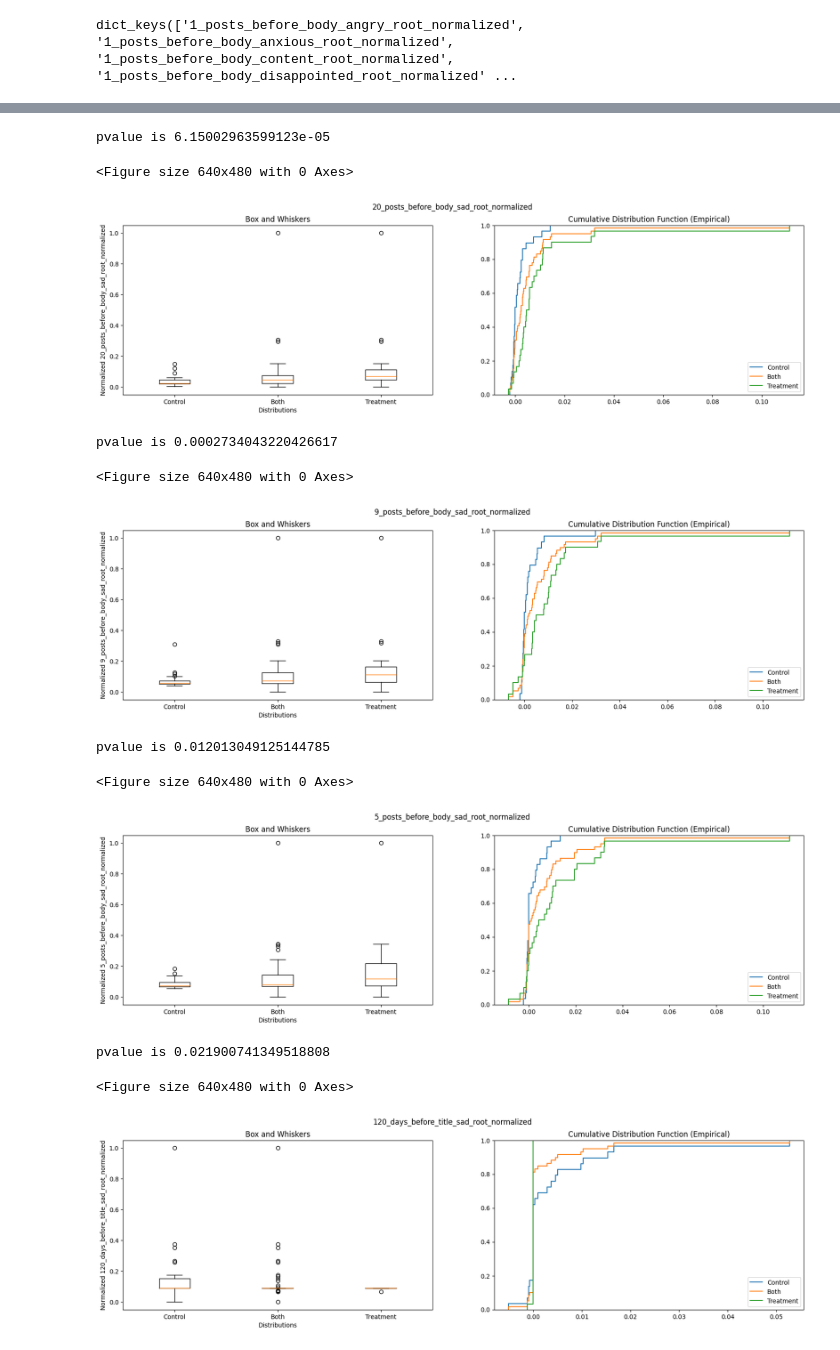
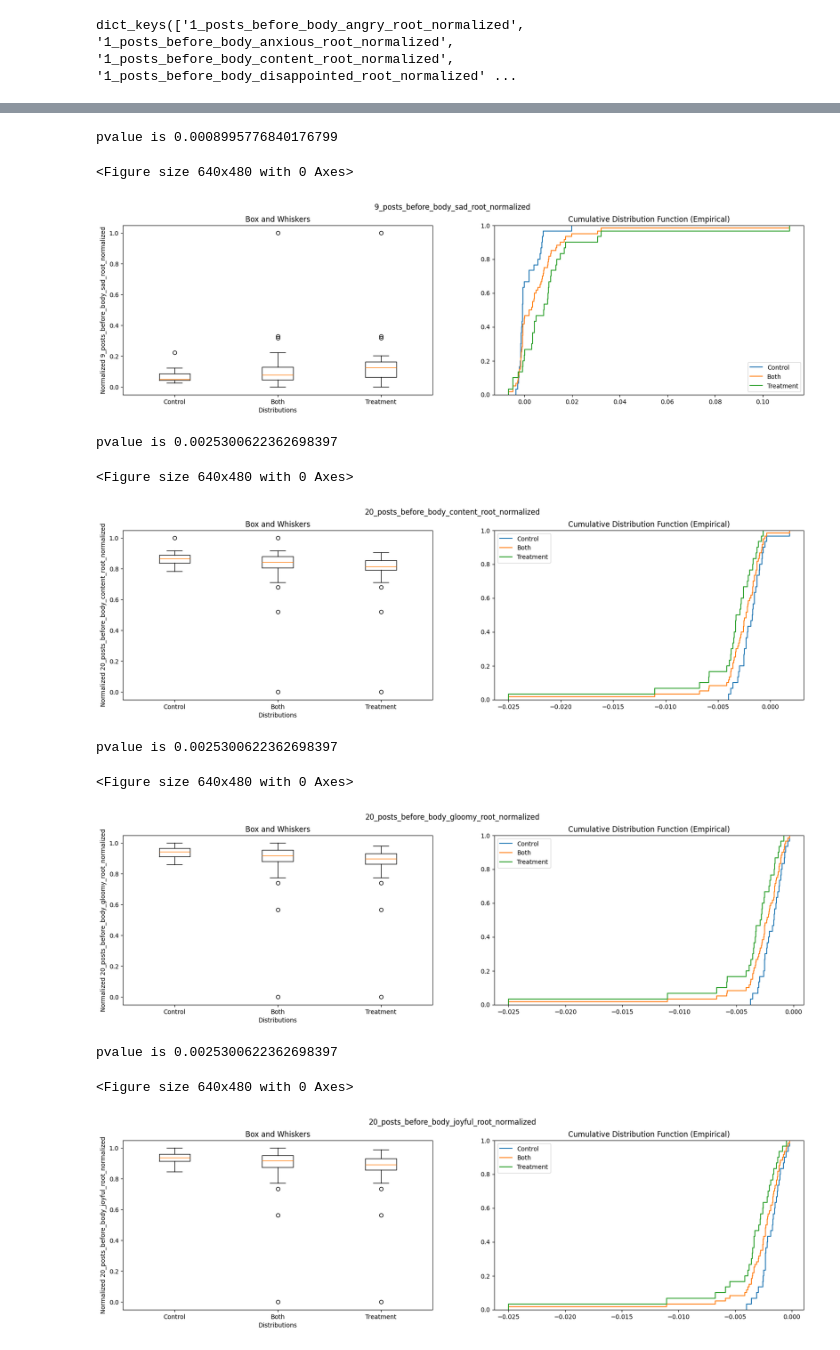
Before and after one commit to jellyfish45/Reddit-Crawler-Data, a Jupyter notebook: GroupComparison/user_group_comparison.ipynb, the cells around one changed output, grey strips where cells are left out. Drawn from its saved outputs; the diff is of its cells as text; code cells hidden in the pictures.

```diff
--- a/GroupComparison/user_group_comparison.ipynb
+++ b/GroupComparison/user_group_comparison.ipynb
@@ -321,7 +321,8 @@ Its_Binou
 jimmiller1234
 Revolutionary_Sir767"""
 
-control = [i.strip() for i in new_control_str.split("\n") if i.strip()]
+# control = [i.strip() for i in new_control_str.split("\n") if i.strip()]
+control = ['utroi', 'Evening-Management-7', 'kendragibs', 'throwaway8194122', 'Intelligent-Risk9885', 'jojaques', 'control_burn', 'MetroL7', 'abcdmetalhead', 'AdPsychological9510', 'lola4274', 'iuanaj', 'Wide-Bridge-6461', 'Wide-Bridge-6461', '14Boogie', 'ElthonJzohn_997', 'Am3l1a____', 'Oz_a_day', 'OkWrangler1500', 'prettyp0thead', 'miamihausjunkie', 'ElthonJzohn_997', 'Awkward_Reindeer_788', 'SpendLate5545', 'ace2212', 'Maggiethedogie', 'CommunicationDue6753', 'whale_omelette94', 'IndependentInternet3', 'Yeetenanny', 'EARTHISLIFENOMARS', 'ElizabethWolf1214']
 # %%
 from concurrent.futures import ThreadPoolExecutor
 
@@ -1022,25 +1026,26 @@ comment_karma                   6.28151295316233e-07
 # %%
 # miserables = """1_days_before_body_miserable_root_normalized
 # 1_posts_before_body_miserable_root_normalized
 # 21_days_before_body_miserable_root_normalized
 # 365_days_before_body_miserable_root_normalized
 # 3_days_before_body_miserable_root_normalized
 # 3_posts_before_body_miserable_root_normalized
 # 7_days_before_body_miserable_root_normalized
 # 84_days_before_body_miserable_root_normalized""".split("\n")
 for _, name in all_sig_diff:#miserables:
-    if ("sad" in name):
+    # if ("sad" in name):
+    if (True):
         display_plot_by_name[name].show()
 # %% [output]
-pvalue is 6.15002963599123e-05
+pvalue is 0.0008995776840176799
 <Figure size 640x480 with 0 Axes>
-[figure, old version]
+[figure, new version]
-pvalue is 0.0002734043220426617
+pvalue is 0.0025300622362698397
 <Figure size 640x480 with 0 Axes>
-[figure, old version]
+[figure, new version]
-pvalue is 0.012013049125144785
+pvalue is 0.0025300622362698397
 <Figure size 640x480 with 0 Axes>
-[figure, old version]
+[figure, new version]
-pvalue is 0.021900741349518808
+pvalue is 0.0025300622362698397
 <Figure size 640x480 with 0 Axes>
-[figure, old version]
+[figure, new version]
```
Also changed, not shown: parts of 16 cells of this notebook, 14 other files.
